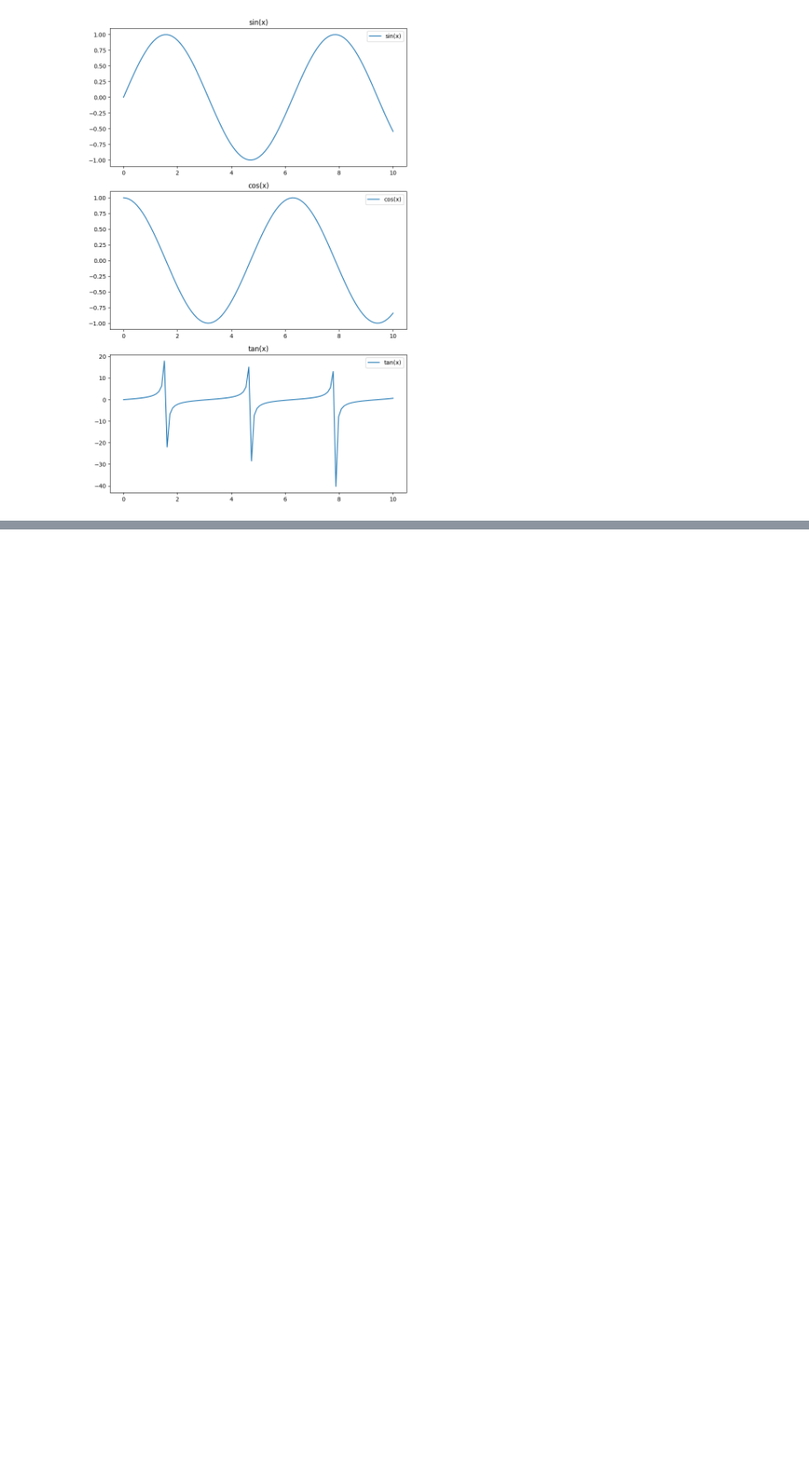
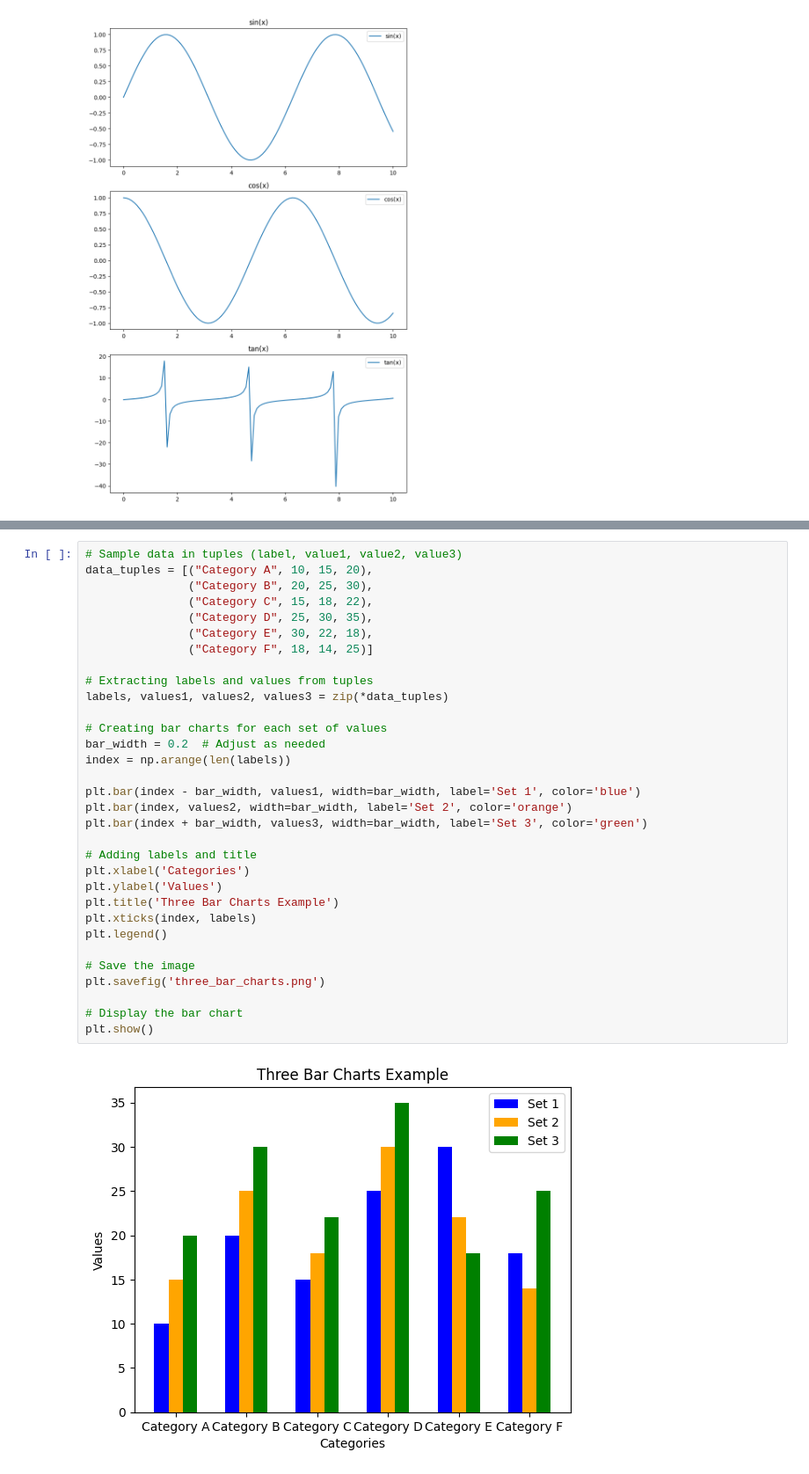
Before and after one commit to ArsalanKhan04/AgroDigital, a Jupyter notebook: agrodigital_proj/render_images/GetMaps.ipynb, the cells around one changed output, grey strips where cells are left out. Shown at 88% size. Cells and saved outputs as stored; diff of their text form; blank space fills up the shorter version.

```diff
--- a/agrodigital_proj/render_images/GetMaps.ipynb
+++ b/agrodigital_proj/render_images/GetMaps.ipynb
@@ -155,0 +217,34 @@ plt.show()
+# %%
+# Sample data in tuples (label, value1, value2, value3)
+data_tuples = [("Category A", 10, 15, 20),
+               ("Category B", 20, 25, 30),
+               ("Category C", 15, 18, 22),
+               ("Category D", 25, 30, 35),
+               ("Category E", 30, 22, 18),
+               ("Category F", 18, 14, 25)]
+
+# Extracting labels and values from tuples
+labels, values1, values2, values3 = zip(*data_tuples)
+
+# Creating bar charts for each set of values
+bar_width = 0.2  # Adjust as needed
+index = np.arange(len(labels))
+
+plt.bar(index - bar_width, values1, width=bar_width, label='Set 1', color='blue')
+plt.bar(index, values2, width=bar_width, label='Set 2', color='orange')
+plt.bar(index + bar_width, values3, width=bar_width, label='Set 3', color='green')
+
+# Adding labels and title
+plt.xlabel('Categories')
+plt.ylabel('Values')
+plt.title('Three Bar Charts Example')
+plt.xticks(index, labels)
+plt.legend()
+
+# Save the image
+plt.savefig('three_bar_charts.png')
+
+# Display the bar chart
+plt.show()
+# %% [output]
+[figure, added]
```
Also changed, not shown: parts of 8 cells of this notebook, 5 other files.
